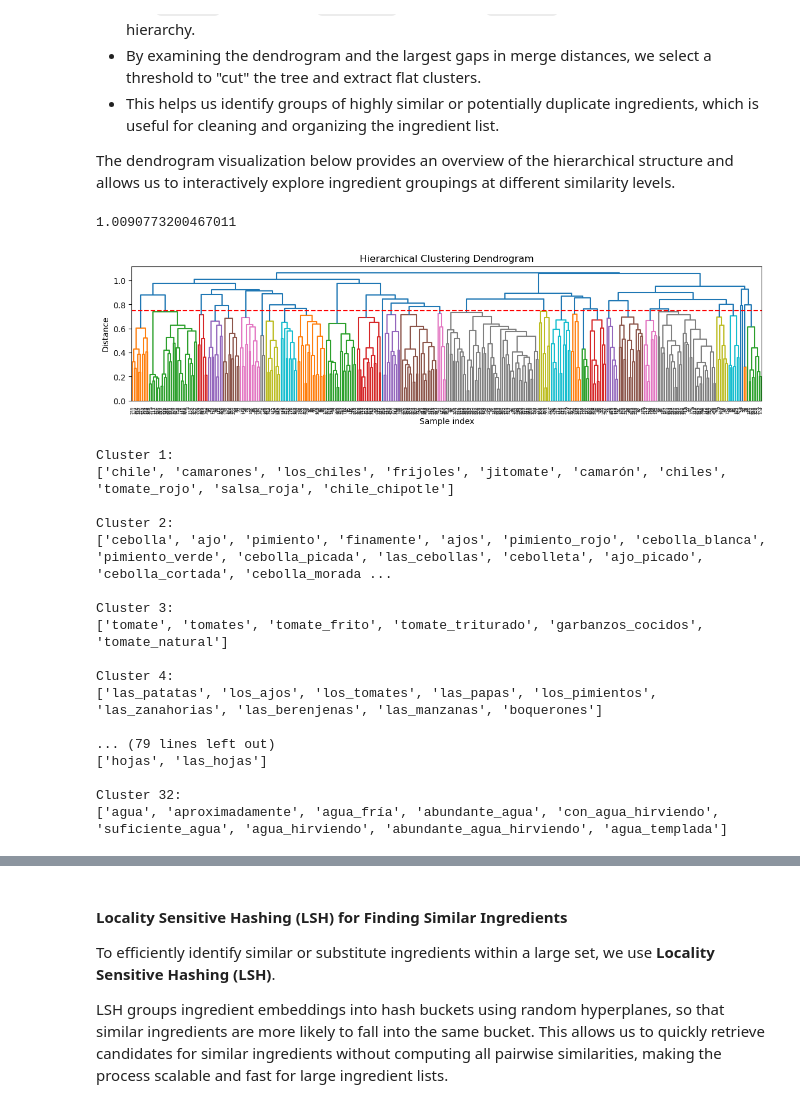
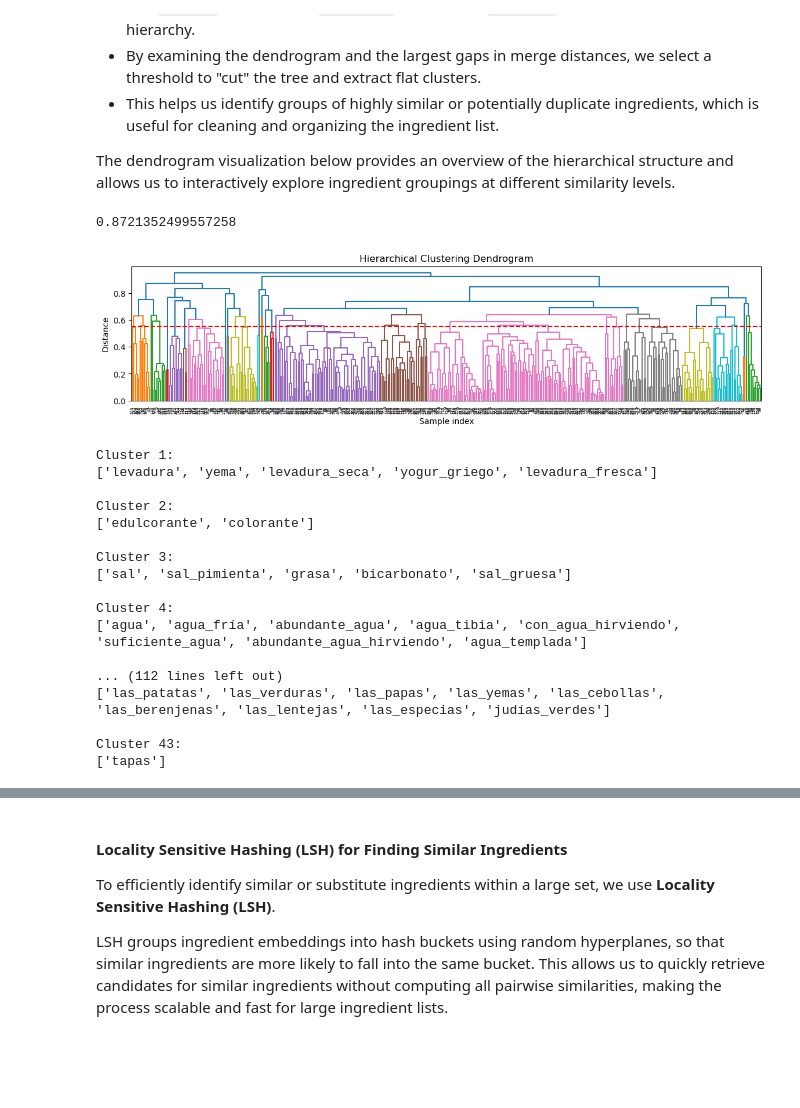
Before and after one commit to garimasc/RecipesInSpanish, a Jupyter notebook: ingredients.ipynb, the cells around one changed output, grey strips where cells are left out. Drawn from its saved outputs; the diff is of its cells as text; code cells hidden in the pictures; blank space fills up the shorter version.

```diff
--- a/ingredients.ipynb
+++ b/ingredients.ipynb
@@ -141,24 +141,13 @@ class EmbeddingVectorizer(BaseEstimator, TransformerMixin):
     def transform(self, X):
         # X is expected to be a list or array of strings
         return get_embeddings(X, self.model)
+# %%
+# Get embeddings for all words in 'data' using sbw_w2v
+embeddings = get_embeddings(data['word'].tolist(), sbw_w2v)
+# Find rows where embeddings are not NaN for all features
+valid_idx = ~np.isnan(embeddings).any(axis=1)
+# Keep only valid rows in 'data'
+data = data.loc[valid_idx].reset_index(drop=True)
 # %%
 X_train, X_test, y_train, y_test = train_test_split(data['word'], data['is_ingrediente'].astype(int), test_size= 0.3,
                                                     stratify= data['is_ingrediente'])
-# %%
-# Get embeddings for X_train and X_test using sbw_w2v
-X_train_emb = get_embeddings(X_train.tolist(), sbw_w2v)
-X_test_emb = get_embeddings(X_test.tolist(), sbw_w2v)
-
-# Find indices where embedding is not nan for all features (row-wise)
-train_valid_idx = ~np.isnan(X_train_emb).any(axis=1)
-test_valid_idx = ~np.isnan(X_test_emb).any(axis=1)
-
-print((X_train.shape[0],X_test.shape[0]))
-
-# Filter X and y to only keep valid rows
-X_train = X_train.iloc[train_valid_idx]
-y_train = y_train.iloc[train_valid_idx]
-X_test = X_test.iloc[test_valid_idx]
-y_test = y_test.iloc[test_valid_idx]
-
-print((X_train.shape[0],X_test.shape[0]))
@@ -272,7 +258,7 @@ We will:
 ingredientes_l = data.loc[logreg_pipe.predict(data['word']) == 1, 'word'].tolist()
 # %%
 # Get embeddings for the ingredient list
-ingredientes_emb = get_embeddings(ingredientes_l, custom_w2v)
+ingredientes_emb = get_embeddings(ingredientes_l, sbw_w2v)
 # Normalize embeddings to unit vectors for cosine distance
 ingredientes_emb_norm = ingredientes_emb / np.linalg.norm(ingredientes_emb, axis=1, keepdims=True)
 pca = PCA(n_components= 100)
@@ -289,7 +275,7 @@ inertia = []
 K = range(2, 51)
 for k in K:
     kmeans = KMeans(n_clusters=k, random_state=1, n_init=10)
-    kmeans.fit(emb_pca_norm)
+    kmeans.fit(ingredientes_emb_norm)
     inertia.append(kmeans.inertia_)
 
 axs[1].plot(K, inertia, 'o-')
@@ -358,37 +344,37 @@ To further explore the relationships and similarities among ingredients, we appl
 The dendrogram visualization below provides an overview of the hierarchical structure and allows us to interactively explore ingredient groupings at different similarity levels.
 # %%
 # Compute linkage matrix using cosine distance
-Z = linkage(emb_pca_norm, method='average', metric='cosine')
+Z = linkage(ingredientes_emb_norm, method='complete', metric='cosine')
 
 merge_distances = Z[:, 2]
 gaps = np.diff(merge_distances)
 largest_gap_idx = np.argmax(gaps)
 t = merge_distances[largest_gap_idx]  # Suggested threshold
 print(t)
-t = 0.75
+t = 0.55
 # t=1.1
 
 
 # Extract flat clusters (set t to height where you cut the dendrogram)
 clusters = fcluster(Z, t=t, criterion='distance')  # Adjust `t` as needed
 
 # Create a DataFrame to map ingredients to their hierarchical cluster labels
 ingredientes_hier_clusters = pd.DataFrame({
     'ingrediente': ingredientes_l,
     'cluster': clusters
 })
 
 # Plot dendrogram
 plt.figure(figsize=(14, 3))
 dendrogram(Z)
 plt.title("Hierarchical Clustering Dendrogram")
 plt.xlabel("Sample index")
 plt.ylabel("Distance")
 plt.axhline(y=t, color='r', linestyle='--')  # Adjust this threshold to cut clusters
 plt.show()
 # %% [output]
-1.0090773200467011
+0.8721352499557258
-[figure, old version]
+[figure, new version]
 # %%
 # Print first 15 elements in each cluster (sorted by cluster label)
 for cluster_id in np.unique(clusters):
@@ -397,22 +383,22 @@ for cluster_id in np.unique(clusters):
     print(cluster_members.head(15).to_list())
 # %% [output]
 Cluster 1:
-['chile', 'camarones', 'los_chiles', 'frijoles', 'jitomate', 'camarón', 'chiles', 'tomate_rojo', 'salsa_roja', 'chile_chipotle']
+['levadura', 'yema', 'levadura_seca', 'yogur_griego', 'levadura_fresca']
 
 Cluster 2:
-['cebolla', 'ajo', 'pimiento', 'finamente', 'ajos', 'pimiento_rojo', 'cebolla_blanca', 'pimiento_verde', 'cebolla_picada', 'las_cebollas', 'cebolleta', 'ajo_picado', 'cebolla_cortada', 'cebolla_morada ...
+['edulcorante', 'colorante']
 
 Cluster 3:
-['tomate', 'tomates', 'tomate_frito', 'tomate_triturado', 'garbanzos_cocidos', 'tomate_natural']
+['sal', 'sal_pimienta', 'grasa', 'bicarbonato', 'sal_gruesa']
 
 Cluster 4:
-['las_patatas', 'los_ajos', 'los_tomates', 'las_papas', 'los_pimientos', 'las_zanahorias', 'las_berenjenas', 'las_manzanas', 'boquerones']
+['agua', 'agua_fría', 'abundante_agua', 'agua_tibia', 'con_agua_hirviendo', 'suficiente_agua', 'abundante_agua_hirviendo', 'agua_templada']
 
-... (79 lines left out)
-['hojas', 'las_hojas']
+... (112 lines left out)
+['las_patatas', 'las_verduras', 'las_papas', 'las_yemas', 'las_cebollas', 'las_berenjenas', 'las_lentejas', 'las_especias', 'judías_verdes']
 
-Cluster 32:
-['agua', 'aproximadamente', 'agua_fría', 'abundante_agua', 'con_agua_hirviendo', 'suficiente_agua', 'agua_hirviendo', 'abundante_agua_hirviendo', 'agua_templada']
+Cluster 43:
+['tapas']
 # %%
 def plot_clusters_2d(embeddings, labels, words, method='pca', figsize=(12, 8), random_state=42):
     """
```
Also changed, not shown: parts of 8 cells of this notebook, 3 other files.
